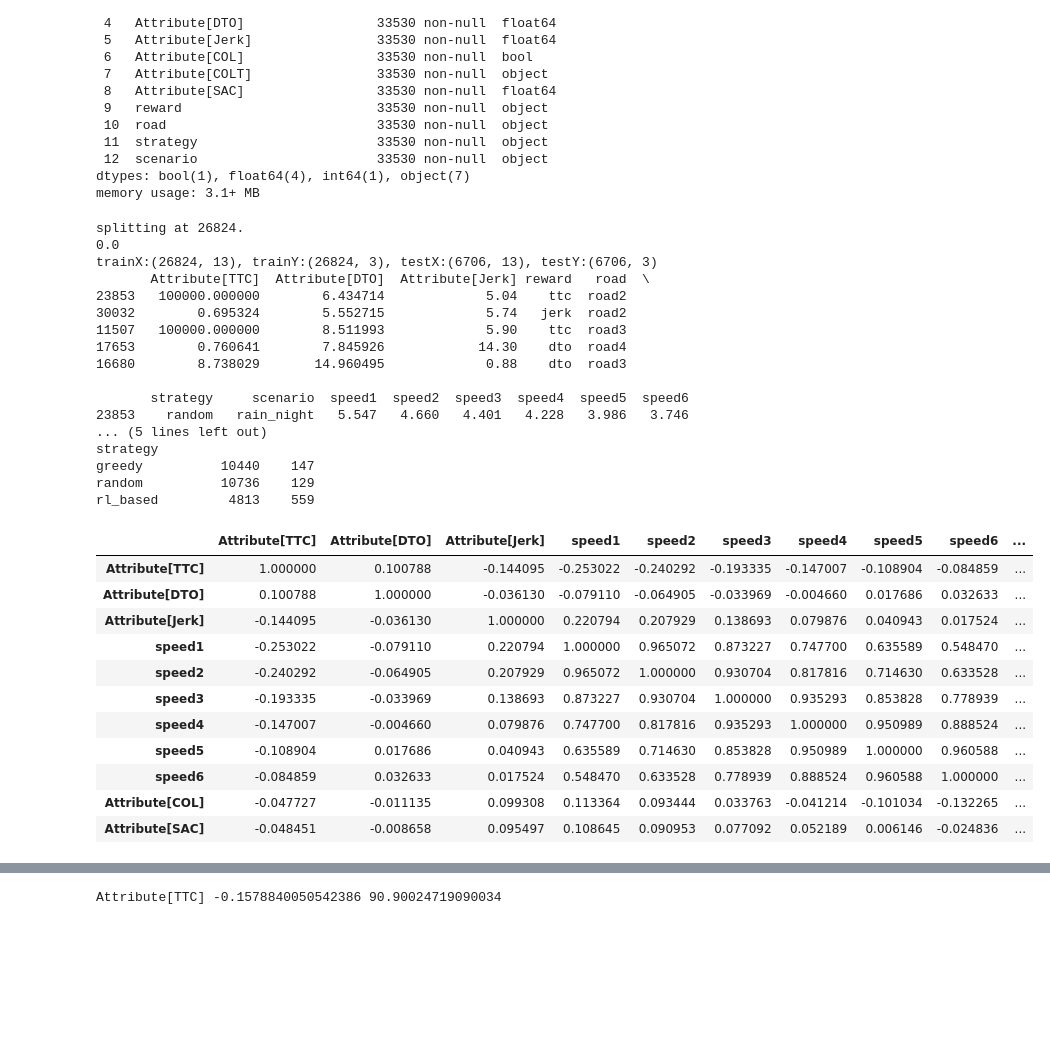
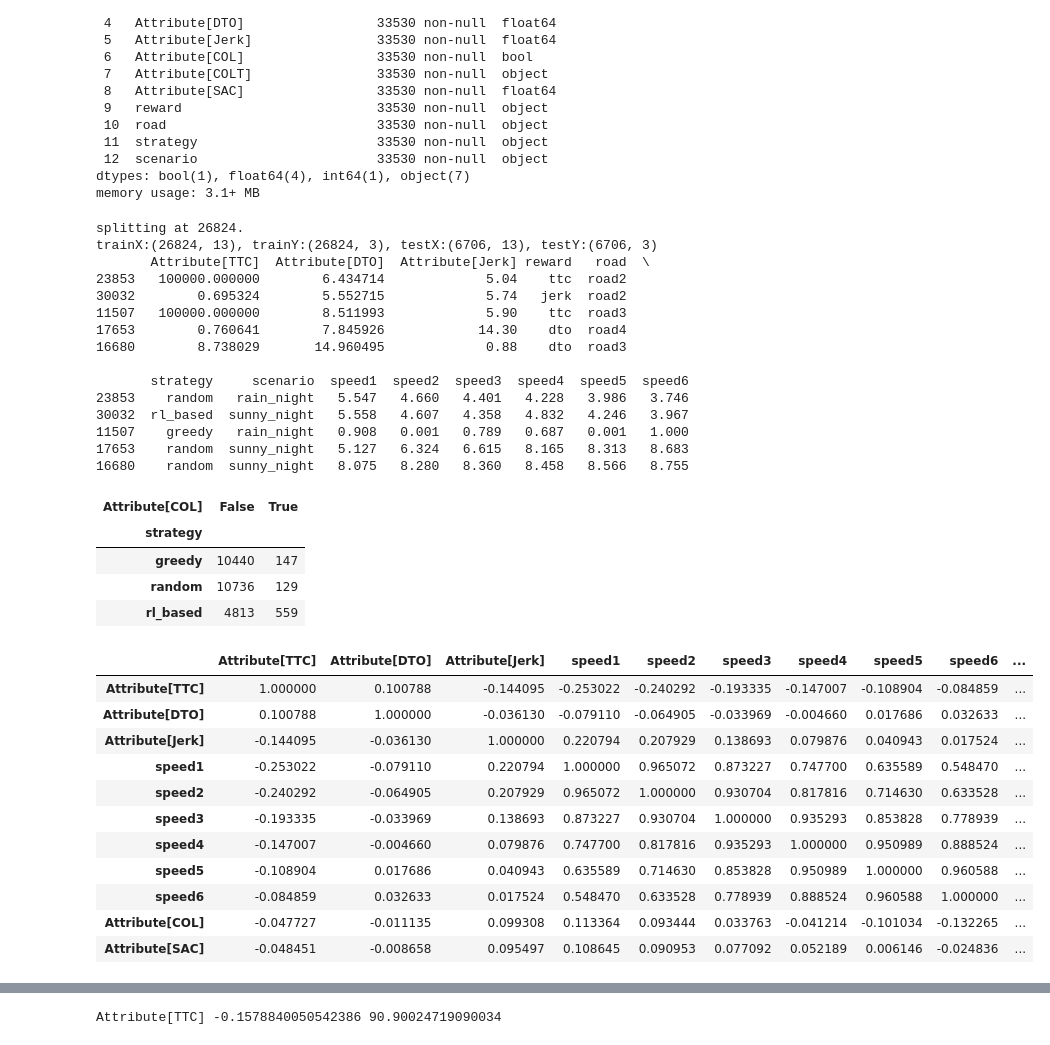
Before and after one commit to SigurdGH/MasterThesis, a Jupyter notebook: main/testing.ipynb, the cells around one changed output, grey strips where cells are left out. Cells and saved outputs as stored; diff of their text form; code cells hidden in the pictures; blank space fills up the shorter version.

```diff
--- a/main/testing.ipynb
+++ b/main/testing.ipynb
@@ -131,54 +131,53 @@ class DataManipulation():
         raise ValueError("Index needs to be an integer!")
 # %%
 dm = DataManipulation("../data/deep-scenario.csv")
-# dm.data = ("../data/deep-scenario.csv")
 dm.addFromXML("../data/dataFromXML.csv")
 
-# print(min(dm.data["speed3"]))
+trainX, trainY, testX, testY = dm.splitTrainTest()
+print(f"trainX:{trainX.shape}, trainY:{trainY.shape}, testX:{testX.shape}, testY:{testY.shape}")
 
-trainX, trainY, testX, testY = dm.splitTrainTest()
-print(min(trainX["speed3"]))
-print(f"trainX:{trainX.shape}, trainY:{trainY.shape}, testX:{testX.shape}, testY:{testY.shape}")
 print(trainX.head())
-# trainX.hist(bins=500, figsize=(20,15))
-max(trainX["Attribute[DTO]"])
 
 d = pd.concat([trainX, trainY], axis=1)
 df = d.groupby(['strategy', 'Attribute[COL]']).size()
 df = df.unstack()
-# Very few collisions
-print(df)
-d.corr()
+df
 # %% [output]
 splitting at 26824.
-0.0
 trainX:(26824, 13), trainY:(26824, 3), testX:(6706, 13), testY:(6706, 3)
        Attribute[TTC]  Attribute[DTO]  Attribute[Jerk] reward   road  \
 23853   100000.000000        6.434714             5.04    ttc  road2
 30032        0.695324        5.552715             5.74   jerk  road2
 11507   100000.000000        8.511993             5.90    ttc  road3
 17653        0.760641        7.845926            14.30    dto  road4
 16680        8.738029       14.960495             0.88    dto  road3
 
        strategy     scenario  speed1  speed2  speed3  speed4  speed5  speed6
 23853    random   rain_night   5.547   4.660   4.401   4.228   3.986   3.746
-... (5 lines left out)
-strategy
-greedy          10440    147
-random          10736    129
-rl_based         4813    559
+30032  rl_based  sunny_night   5.558   4.607   4.358   4.832   4.246   3.967
+11507    greedy   rain_night   0.908   0.001   0.789   0.687   0.001   1.000
+17653    random  sunny_night   5.127   6.324   6.615   8.165   8.313   8.683
+16680    random  sunny_night   8.075   8.280   8.360   8.458   8.566   8.755
-|  | Attribute[TTC] | Attribute[DTO] | Attribute[Jerk] | speed1 | speed2 | speed3 | speed4 | speed5 | speed6 | ... |
-| Attribute[TTC] | 1.000000 | 0.100788 | -0.144095 | -0.253022 | -0.240292 | -0.193335 | -0.147007 | -0.108904 | -0.084859 | ... |
-| Attribute[DTO] | 0.100788 | 1.000000 | -0.036130 | -0.079110 | -0.064905 | -0.033969 | -0.004660 | 0.017686 | 0.032633 | ... |
-| Attribute[Jerk] | -0.144095 | -0.036130 | 1.000000 | 0.220794 | 0.207929 | 0.138693 | 0.079876 | 0.040943 | 0.017524 | ... |
-| speed1 | -0.253022 | -0.079110 | 0.220794 | 1.000000 | 0.965072 | 0.873227 | 0.747700 | 0.635589 | 0.548470 | ... |
-| speed2 | -0.240292 | -0.064905 | 0.207929 | 0.965072 | 1.000000 | 0.930704 | 0.817816 | 0.714630 | 0.633528 | ... |
-| speed3 | -0.193335 | -0.033969 | 0.138693 | 0.873227 | 0.930704 | 1.000000 | 0.935293 | 0.853828 | 0.778939 | ... |
-| speed4 | -0.147007 | -0.004660 | 0.079876 | 0.747700 | 0.817816 | 0.935293 | 1.000000 | 0.950989 | 0.888524 | ... |
-| speed5 | -0.108904 | 0.017686 | 0.040943 | 0.635589 | 0.714630 | 0.853828 | 0.950989 | 1.000000 | 0.960588 | ... |
-| speed6 | -0.084859 | 0.032633 | 0.017524 | 0.548470 | 0.633528 | 0.778939 | 0.888524 | 0.960588 | 1.000000 | ... |
-| Attribute[COL] | -0.047727 | -0.011135 | 0.099308 | 0.113364 | 0.093444 | 0.033763 | -0.041214 | -0.101034 | -0.132265 | ... |
-| Attribute[SAC] | -0.048451 | -0.008658 | 0.095497 | 0.108645 | 0.090953 | 0.077092 | 0.052189 | 0.006146 | -0.024836 | ... |
+| Attribute[COL] | False | True |
+| strategy |  |  |
+| greedy | 10440 | 147 |
+| random | 10736 | 129 |
+| rl_based | 4813 | 559 |
+# %%
+d.corr()
+# %% [output]
+|  | Attribute[TTC] | Attribute[DTO] | Attribute[Jerk] | speed1 | speed2 | speed3 | speed4 | speed5 | speed6 | ... |
+| Attribute[TTC] | 1.000000 | 0.100788 | -0.144095 | -0.253022 | -0.240292 | -0.193335 | -0.147007 | -0.108904 | -0.084859 | ... |
+| Attribute[DTO] | 0.100788 | 1.000000 | -0.036130 | -0.079110 | -0.064905 | -0.033969 | -0.004660 | 0.017686 | 0.032633 | ... |
+| Attribute[Jerk] | -0.144095 | -0.036130 | 1.000000 | 0.220794 | 0.207929 | 0.138693 | 0.079876 | 0.040943 | 0.017524 | ... |
+| speed1 | -0.253022 | -0.079110 | 0.220794 | 1.000000 | 0.965072 | 0.873227 | 0.747700 | 0.635589 | 0.548470 | ... |
+| speed2 | -0.240292 | -0.064905 | 0.207929 | 0.965072 | 1.000000 | 0.930704 | 0.817816 | 0.714630 | 0.633528 | ... |
+| speed3 | -0.193335 | -0.033969 | 0.138693 | 0.873227 | 0.930704 | 1.000000 | 0.935293 | 0.853828 | 0.778939 | ... |
+| speed4 | -0.147007 | -0.004660 | 0.079876 | 0.747700 | 0.817816 | 0.935293 | 1.000000 | 0.950989 | 0.888524 | ... |
+| speed5 | -0.108904 | 0.017686 | 0.040943 | 0.635589 | 0.714630 | 0.853828 | 0.950989 | 1.000000 | 0.960588 | ... |
+| speed6 | -0.084859 | 0.032633 | 0.017524 | 0.548470 | 0.633528 | 0.778939 | 0.888524 | 0.960588 | 1.000000 | ... |
+| Attribute[COL] | -0.047727 | -0.011135 | 0.099308 | 0.113364 | 0.093444 | 0.033763 | -0.041214 | -0.101034 | -0.132265 | ... |
+| Attribute[SAC] | -0.048451 | -0.008658 | 0.095497 | 0.108645 | 0.090953 | 0.077092 | 0.052189 | 0.006146 | -0.024836 | ... |
 # %%
 class Predicter():
     """
```
Also changed, not shown: parts of 2 cells of this notebook, 5 other files.
